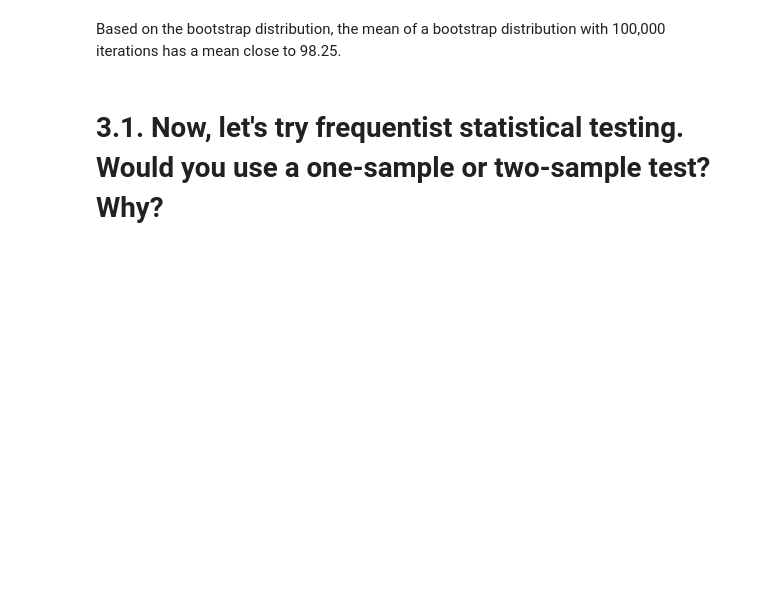
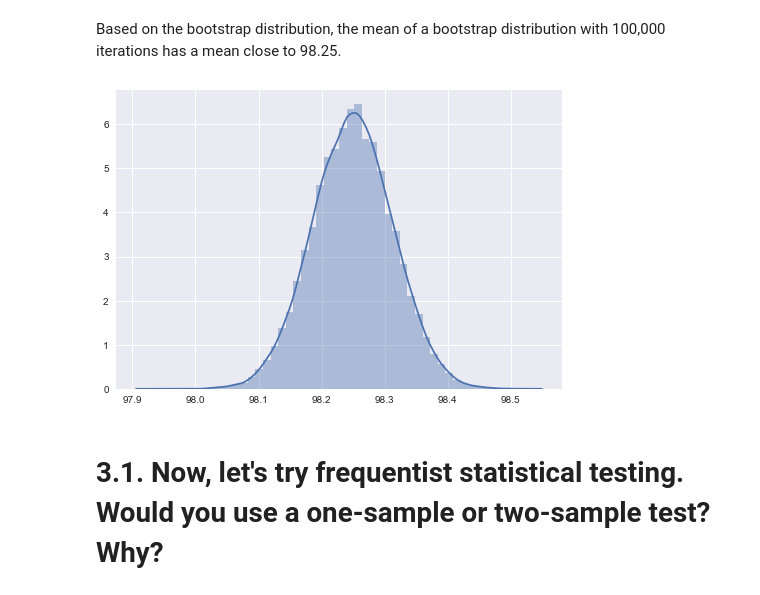
Before and after one commit to jywu86/Springboard, a Jupyter notebook: EDA_human_temperature/sliderule_dsi_inferential_statistics_exercise_1.ipynb, the cells around one changed output. Drawn from its saved outputs; the diff is of its cells as text; code cells hidden in the pictures; blank space fills up the shorter version.

```diff
--- a/EDA_human_temperature/sliderule_dsi_inferential_statistics_exercise_1.ipynb
+++ b/EDA_human_temperature/sliderule_dsi_inferential_statistics_exercise_1.ipynb
@@ -155,5 +155,10 @@ mu
 # %% [markdown]
 Based on the bootstrap distribution, the mean of a bootstrap distribution with 100,000 iterations has a mean close to 98.25.
+# %%
+_ = sns.distplot(bs_means)
+sns.plt.show()
+# %% [output]
+[figure, added]
 # %% [markdown]
 # 3.1. Now, let's try frequentist statistical testing. Would you use a one-sample or two-sample test? Why?
 # %% [markdown]
```
Also changed, not shown: parts of 7 cells of this notebook.
